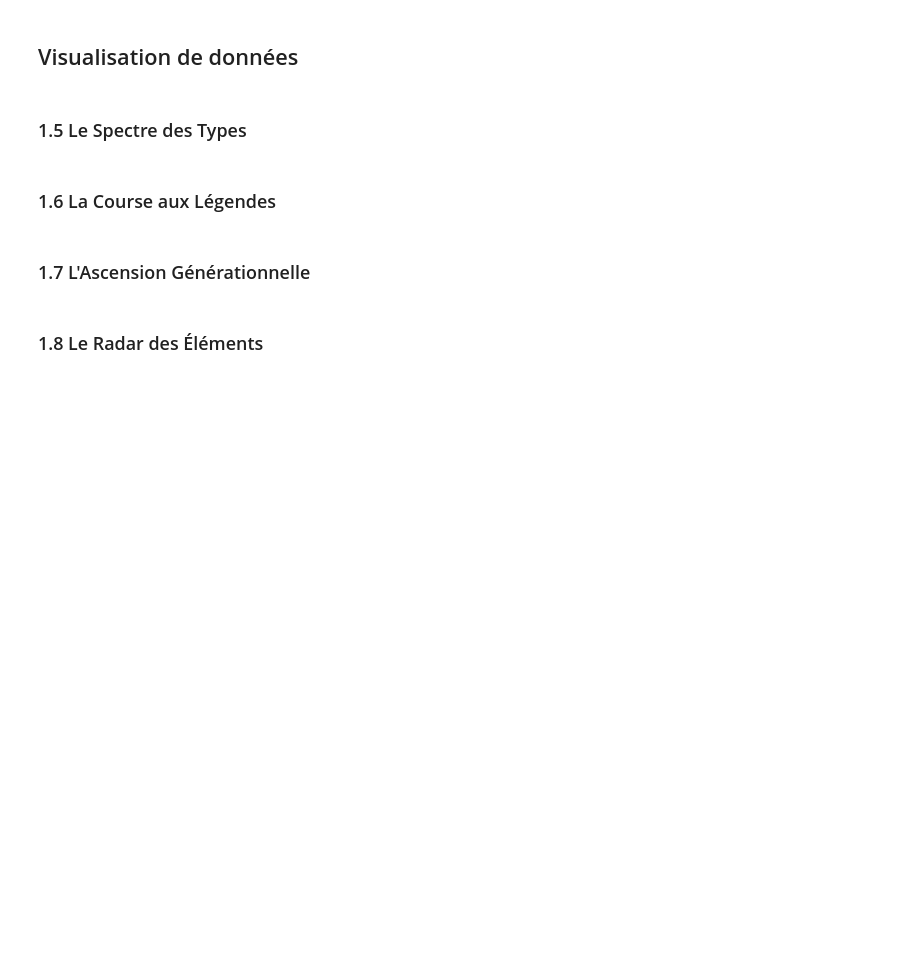
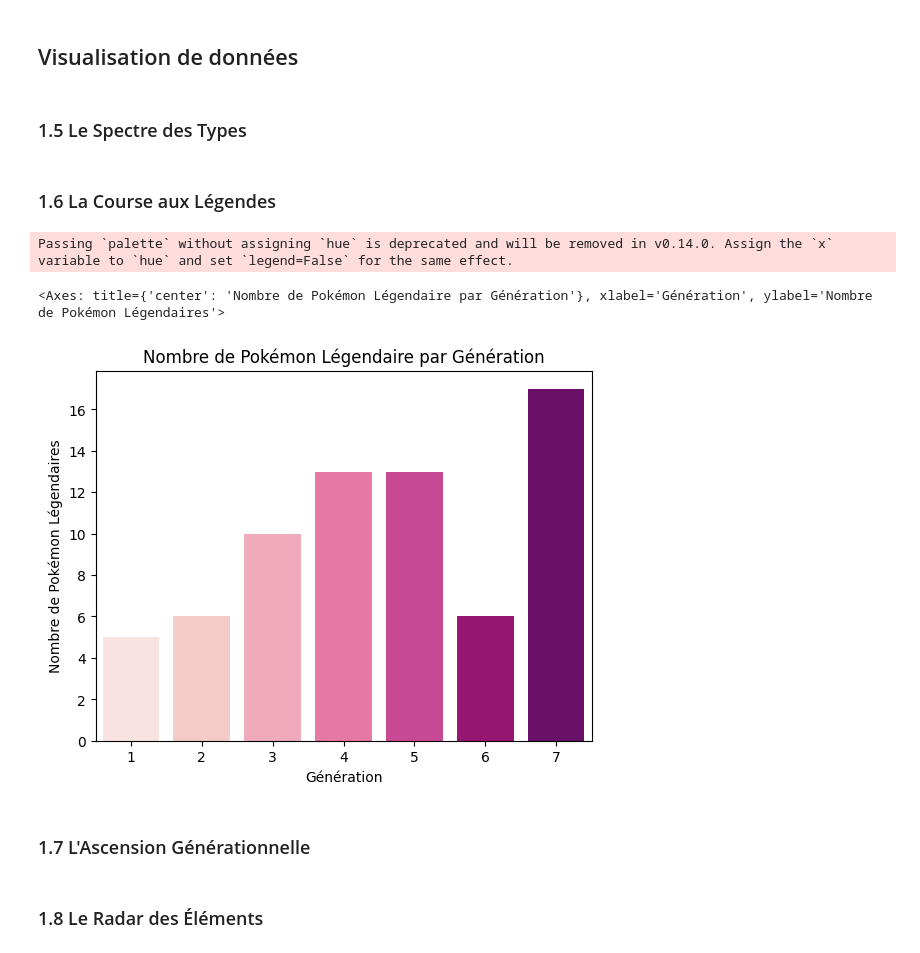
Before and after one commit to Phi-Luan-Nguyen/2023A_PR02, a Jupyter notebook: part1/analysis.ipynb, the cells around one changed output. Saved outputs shown, nothing was run; the diff lists cells and outputs as text; code cells hidden in the pictures; blank space fills up the shorter version.

```diff
--- a/part1/analysis.ipynb
+++ b/part1/analysis.ipynb
@@ -24,3 +14,8 @@ def create_pokedex() -> pd.DataFrame:
+# %%
+from constants import DATA_PATH
+
+def create_pokedex() -> pd.DataFrame:
+    return pd.read_csv(DATA_PATH)
 # %%
 pokedex = create_pokedex()
 pokedex
@@ -110,14 +208,33 @@ display_types_pie_chart(pokedex)
 # %% [markdown]
 ### 1.6 La Course aux Légendes
-# %%
-def display_lengends_hist(df: pd.DataFrame) -> None:
-    """
-    Affiche un histogramme représentant le nombre de Pokémon légendaires par génération.
-
-    @param df: Le DataFrame contenant les données à afficher.
-    """
-    pass
-
-display_lengends_hist(pokedex)
+# %%
+def display_lengends_hist(df: pd.DataFrame) -> None:
+    # Filtration des donnees; determine le nombre de legendaire selon la generation
+    filtered_df = df.groupby('Generation')['Legendary'].sum()
+    # output =>
+    """
+        Generation
+        1     5
+        2     6
+        3    10
+        4    13
+        5    13
+        6     6
+        7    17
+    """
+    ###
+    # Creation de l'histogramme/graphique a bande verticale
+    plt.xlabel('Génération')
+    plt.ylabel('Nombre de Pokémon Légendaires')
+    plt.title('Nombre de Pokémon Légendaire par Génération')
+
+    fig = sns.barplot(filtered_df, palette= "RdPu", legend= False)
+    # fig.update_layout(width=600, height=400)
+    return fig
+display_lengends_hist(pokedex)
+# %% [output]
+Passing `palette` without assigning `hue` is deprecated and will be removed in v0.14.0. Assign the `x` variable to `hue` and set `legend=False` for the same effect.
+<Axes: title={'center': 'Nombre de Pokémon Légendaire par Génération'}, xlabel='Génération', ylabel='Nombre de Pokémon Légendaires'>
+[figure, added]
 # %% [markdown]
 ### 1.7 L'Ascension Générationnelle
```
Also changed, not shown: parts of 28 cells of this notebook.
